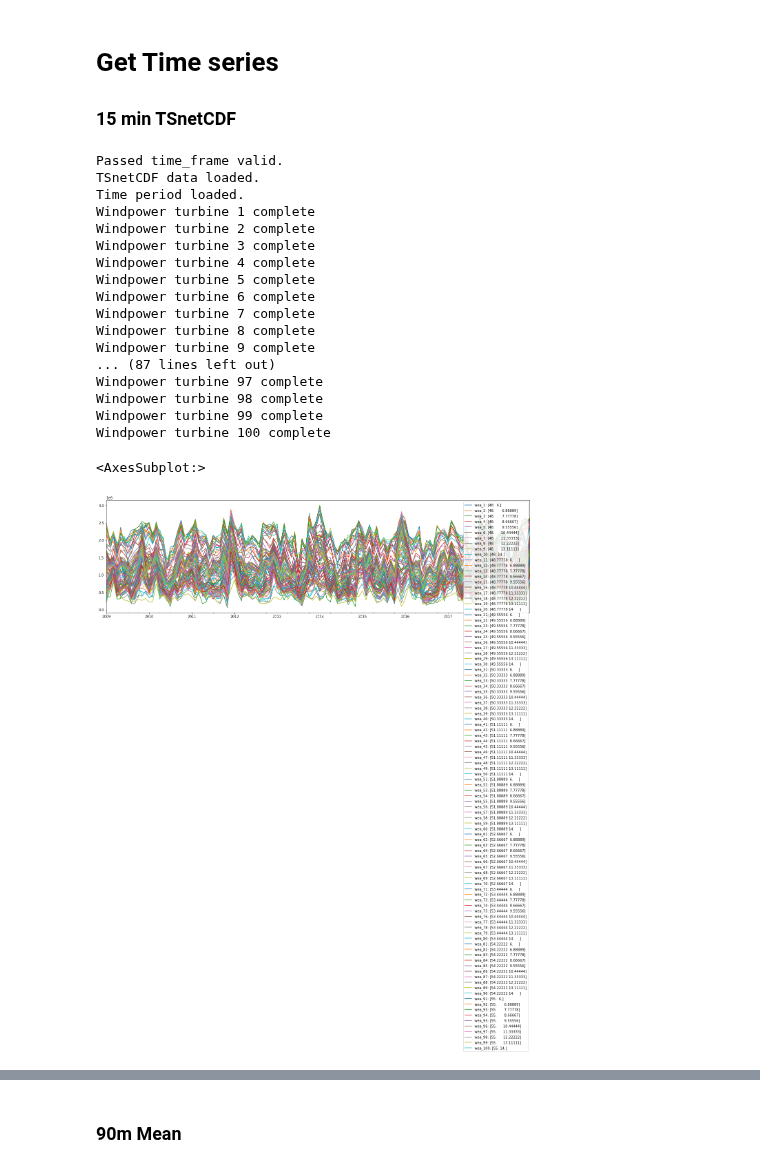
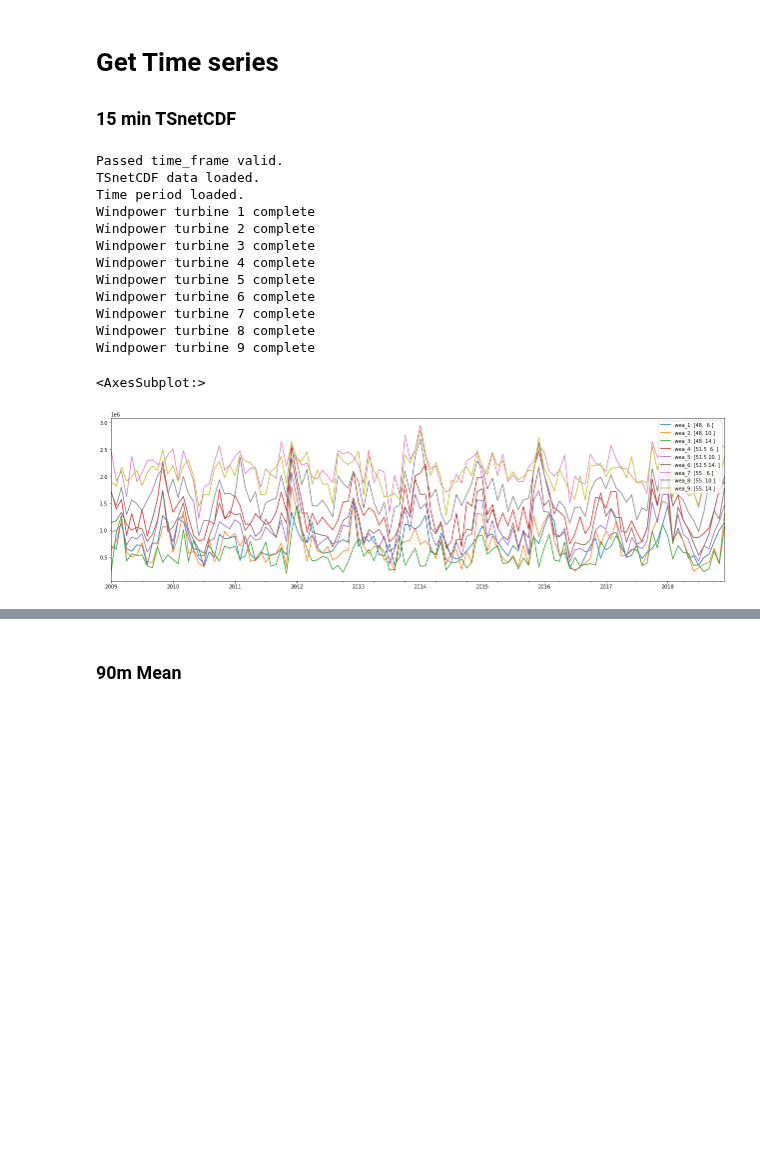
Before and after one commit to clwehner/Windatlas, a Jupyter notebook: windatlas/anemos_data/test_all.ipynb, the cells around one changed output, grey strips where cells are left out. Saved outputs shown, nothing was run; the diff lists cells and outputs as text; code cells hidden in the pictures; blank space fills up the shorter version.

```diff
--- a/windatlas/anemos_data/test_all.ipynb
+++ b/windatlas/anemos_data/test_all.ipynb
@@ -12,7 +33,7 @@ import pandas
 # lat_lon_coor = np.stack((lat, lon), axis=1)
 # level = np.around(np.random.uniform(120.0, 120.0, size=size),1)
 
-size = 10
+size = 3
 lon = np.around(np.linspace(6.0, 14.0, num=size),5)
 lat = np.around(np.linspace(48.0, 55.0, num=size),5)
 lon, lat = np.meshgrid(lon, lat)
@@ -22,7 +43,7 @@ level = np.around(np.random.uniform(120.0, 120.0, size=lat_lon_coor.shape[0]),1)
 testPoints = WeaPoints(
     lat_lon_coor = lat_lon_coor,
     level = level,
-    wea_types = ["test_wea"] * lat_lon_coor.shape[0],
+    wea_types = ["WEA_beispiel"] * lat_lon_coor.shape[0],
     #interpolation_method = [InterpolationMethod.LINEAR] * lat_lon_coor.shape[0],
     _interpolated_power_curves = True,
 )
@@ -40,31 +61,27 @@ testPoints.point_list[:5]
 ### 15 min TSnetCDF
 # %%
 testPoints.get_windpower_out(wind_data_type=WindDataType.TSNETCDF, time_frame=[2009,"2018-12-31"])
+testPoints.calculate_Hauptwindrichtung()
 
 Eout = {}
 for num, point in enumerate(testPoints.point_list):
     Eout[f"wea_{num+1}: {point.lat_lon_coor}"] = point.power_time_series
 
 df = pandas.DataFrame(data=Eout,index=testPoints.time_periode)
 
 df.resample("1m").sum().plot(figsize=(22,6))
 # %% [output]
 Passed time_frame valid.
 TSnetCDF data loaded.
 Time period loaded.
 Windpower turbine 1 complete
 Windpower turbine 2 complete
 Windpower turbine 3 complete
 Windpower turbine 4 complete
 Windpower turbine 5 complete
 Windpower turbine 6 complete
 Windpower turbine 7 complete
 Windpower turbine 8 complete
 Windpower turbine 9 complete
-... (87 lines left out)
-Windpower turbine 97 complete
-Windpower turbine 98 complete
-Windpower turbine 99 complete
-Windpower turbine 100 complete
 <AxesSubplot:>
-[figure, old version]
+[figure, new version]
```
Also changed, not shown: parts of 14 cells of this notebook, 36 other files.
